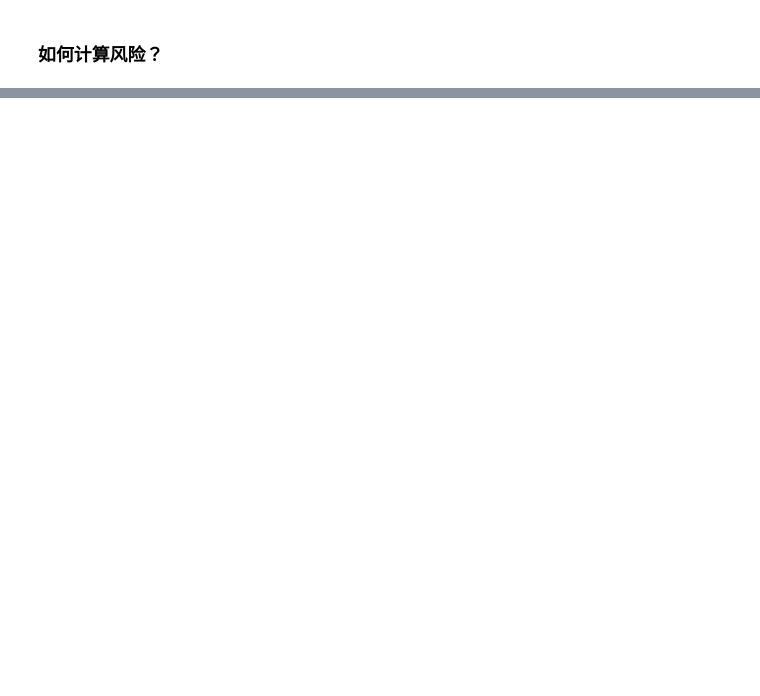
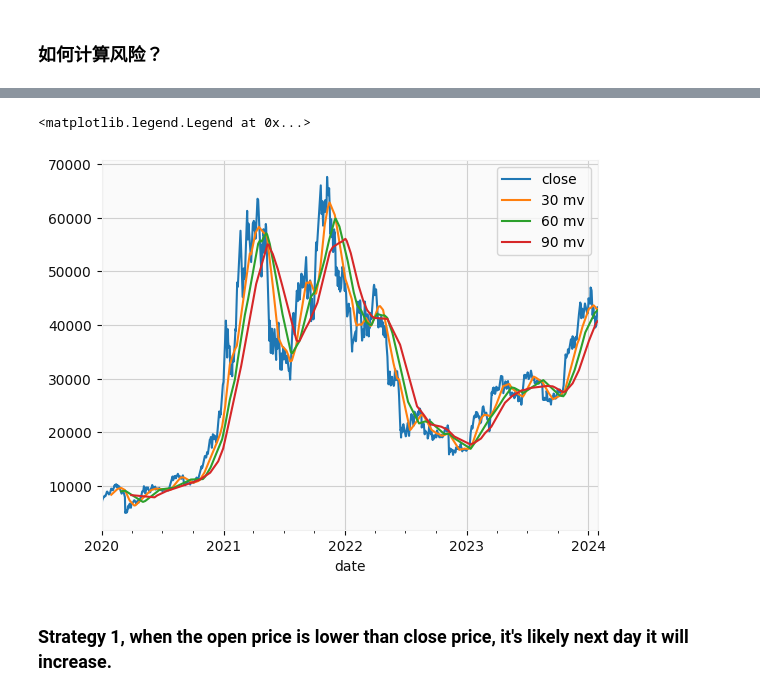
Before and after one commit to metaTaoTao/quant_trading_learning, a Jupyter notebook: Chapter5/matplotlib.ipynb, the cells around one changed output, grey strips where cells are left out. Drawn from its saved outputs; the diff is of its cells as text; code cells hidden in the pictures; blank space fills up the shorter version.

```diff
--- a/Chapter5/matplotlib.ipynb
+++ b/Chapter5/matplotlib.ipynb
@@ -104,0 +144,12 @@ ModuleNotFoundError: No module named 'matplotlib.finance'
+# %%
+# draw moving average
+df.close.plot()
+df['close'].rolling(window=30).mean().plot()
+df['close'].rolling(window=60).mean().plot()
+df['close'].rolling(window=90).mean().plot()
+plt.legend(['close','30 mv','60 mv', '90 mv'], loc='best')
+# %% [output]
+<matplotlib.legend.Legend at 0x...>
+[figure, added]
+# %% [markdown]
+### Strategy 1, when the open price is lower than close price, it's likely next day it will increase.
```
Also changed, not shown: parts of 14 cells of this notebook, 5 other files.
